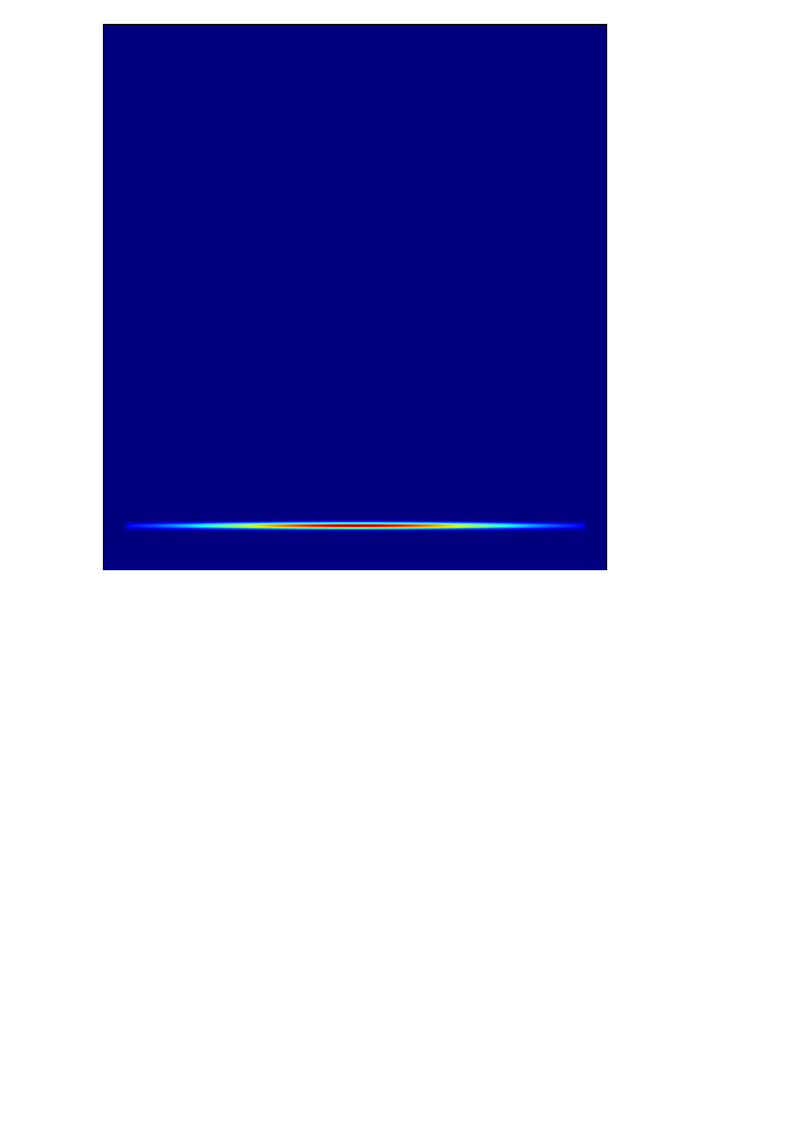
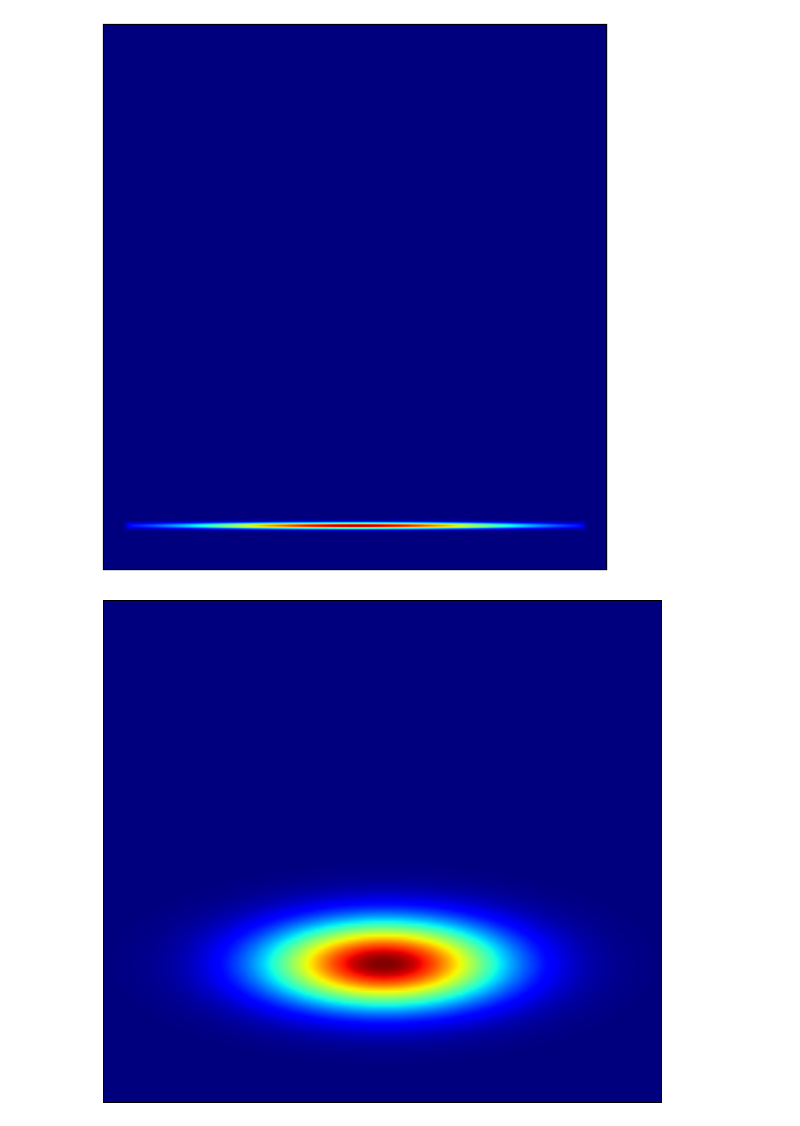
Before and after one commit to yuyichao/8.422, a Jupyter notebook: pset/pset3/pset.ipynb, the cells around one changed output. Cells and saved outputs as stored; diff of their text form; code cells hidden in the pictures; blank space fills up the shorter version.

```diff
--- a/pset/pset3/pset.ipynb
+++ b/pset/pset3/pset.ipynb
@@ -232,3 +232,17 @@ fig.savefig('1e3_4.png', bbox_inches='tight')
 fig.show()
 # %% [output]
 [figure]
+# %%
+state = gen_squeezed(300, 1)
+Qs = calc_Qs(state, r_[-5:5:0.05], r_[-4.5:4.5:0.05],
+             offset=-2j)
+
+fig = figure(figsize=(10, 10))
+ax = gca()
+ax.set_xticks([])
+ax.set_yticks([])
+ax.imshow(Qs.T)
+fig.savefig('2c1.png', bbox_inches='tight')
+fig.show()
+# %% [output]
+[figure, added]
```
Also changed, not shown: 3 other files.
